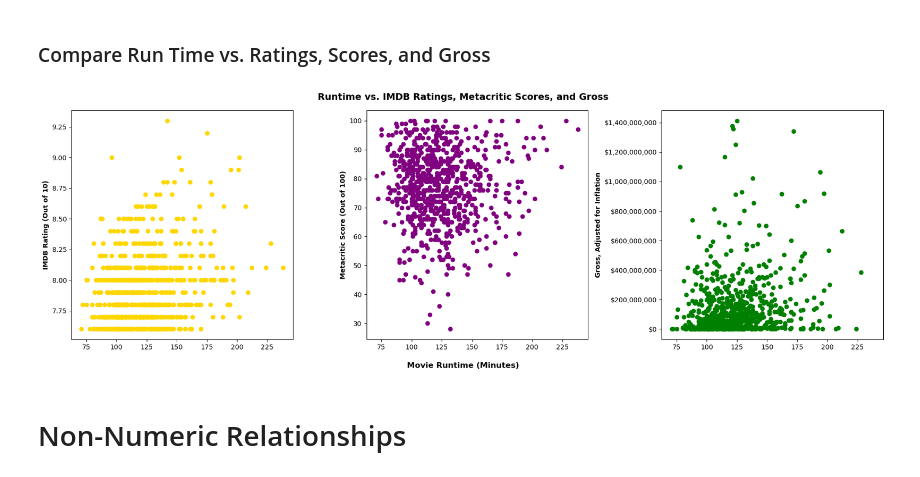
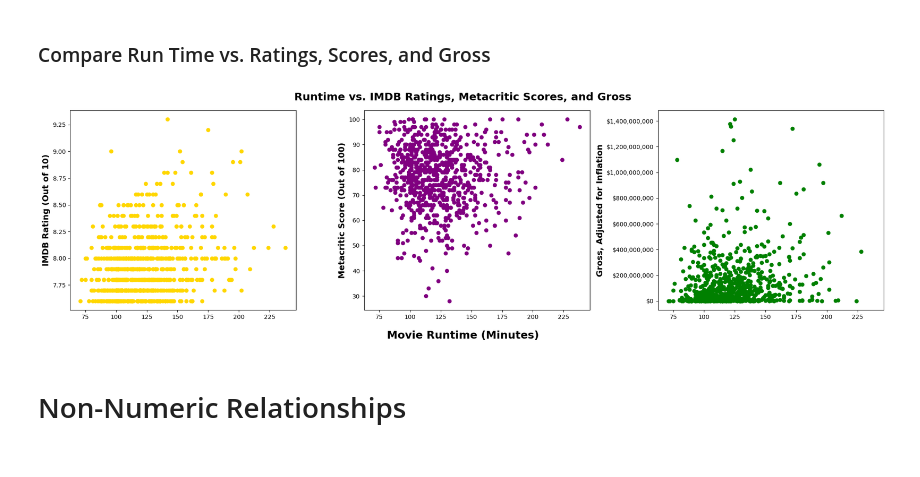
Before and after one commit to spc-kim/midterm_project, a Jupyter notebook: notebook.ipynb, the cells around one changed output. Saved outputs shown, nothing was run; the diff lists cells and outputs as text; code cells hidden in the pictures.

```diff
--- a/notebook.ipynb
+++ b/notebook.ipynb
@@ -379,33 +365,33 @@ year_vs_meta_fig.savefig("img/corr_year_vs_meta.png", dpi=300, bbox_inches="tigh
 # %%
 # Numeric relations to explore:
 # Runtime vs IMDB Ratings, Meta Score, and Gross
 
 # Runtime vs IMDB ratings
-runtime_fig, (runtime_imdb, runtime_meta, runtime_gross) = plt.subplots(1, 3, figsize=(18, 6), sharex=True)
+runtime_fig, (runtime_imdb, runtime_meta, runtime_gross) = plt.subplots(1, 3, figsize=(20, 6), sharex=True)
 runtime_imdb.scatter(numeric_df["Runtime"], numeric_df["IMDB_Rating"], color="gold")
-runtime_imdb.set_ylabel("IMDB Rating (Out of 10)", weight="bold")
+runtime_imdb.set_ylabel("IMDB Rating (Out of 10)", weight="bold", fontsize=14)
 
 # Runtime vs Metacritic scores
 runtime_meta.scatter(numeric_df["Runtime"], numeric_df["Meta_score"], color="purple")
-runtime_meta.set_ylabel("Metacritic Score (Out of 100)", weight="bold")
+runtime_meta.set_ylabel("Metacritic Score (Out of 100)", weight="bold", fontsize=14)
 
 # Runtime vs Gross
 runtime_gross.scatter(temp_df["Runtime"], temp_df["GrossAdjusted"], color="green")
 runtime_gross.ticklabel_format(style="plain")
 runtime_gross.xaxis.set_major_formatter(mticker.StrMethodFormatter("{x:,.0f}"))
 runtime_gross.yaxis.set_major_formatter(mticker.StrMethodFormatter("${x:,.0f}"))
-runtime_gross.set_ylabel("Gross, Adjusted for Inflation", weight="bold")
+runtime_gross.set_ylabel("Gross, Adjusted for Inflation", weight="bold", fontsize=14)
 
 # Overall figure configuration
-runtime_fig.suptitle("Runtime vs. IMDB Ratings, Metacritic Scores, and Gross", weight="bold", fontsize=14)
-runtime_fig.supxlabel("Movie Runtime (Minutes)", weight="bold")
+runtime_fig.suptitle("Runtime vs. IMDB Ratings, Metacritic Scores, and Gross", weight="bold", fontsize=18)
+runtime_fig.supxlabel("Movie Runtime (Minutes)", weight="bold", fontsize=18)
 
 plt.tight_layout()
 plt.show()
 
 runtime_fig.savefig("img/runtime.png", dpi=300, bbox_inches="tight")
 # %% [output]
-[figure, old version]
+[figure, new version]
 # %% [markdown]
 # Non-Numeric Relationships
 # %%
```
Also changed, not shown: parts of 7 cells of this notebook, 8 other files.
